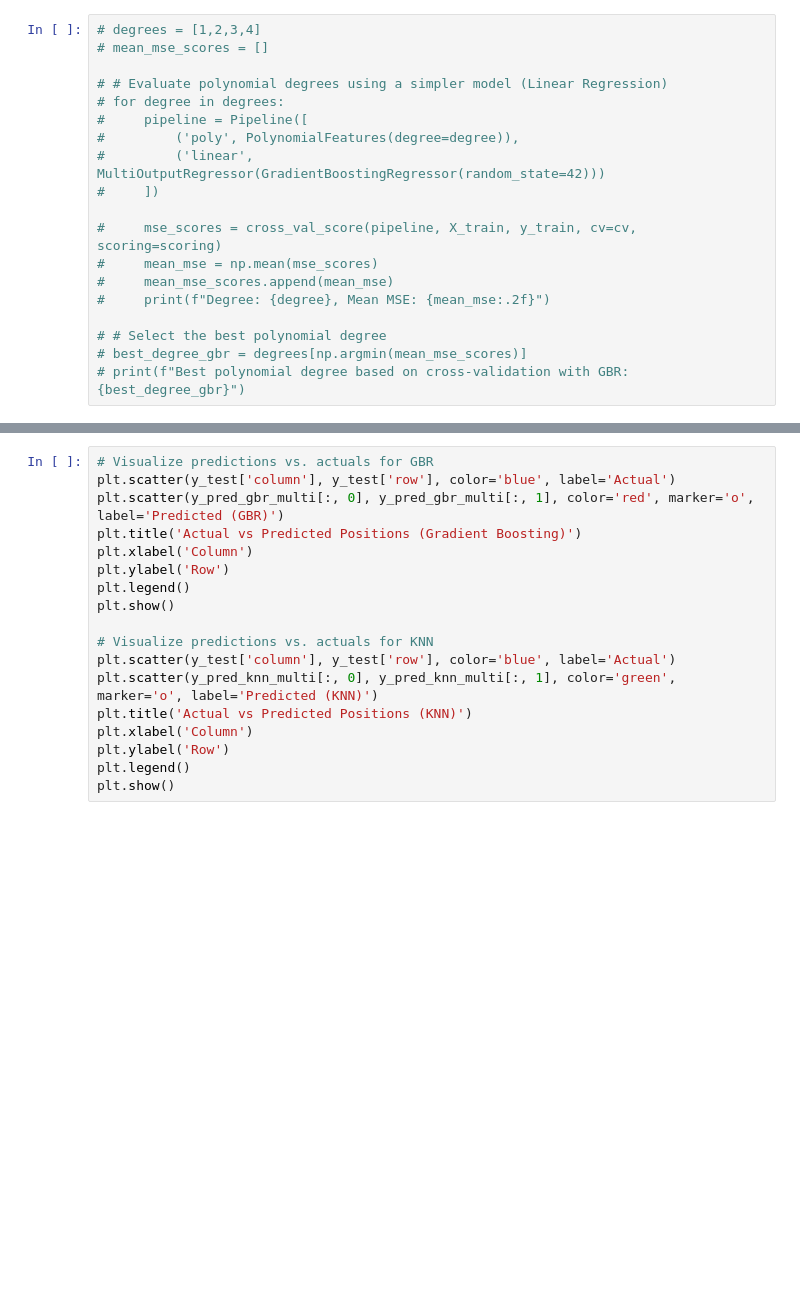
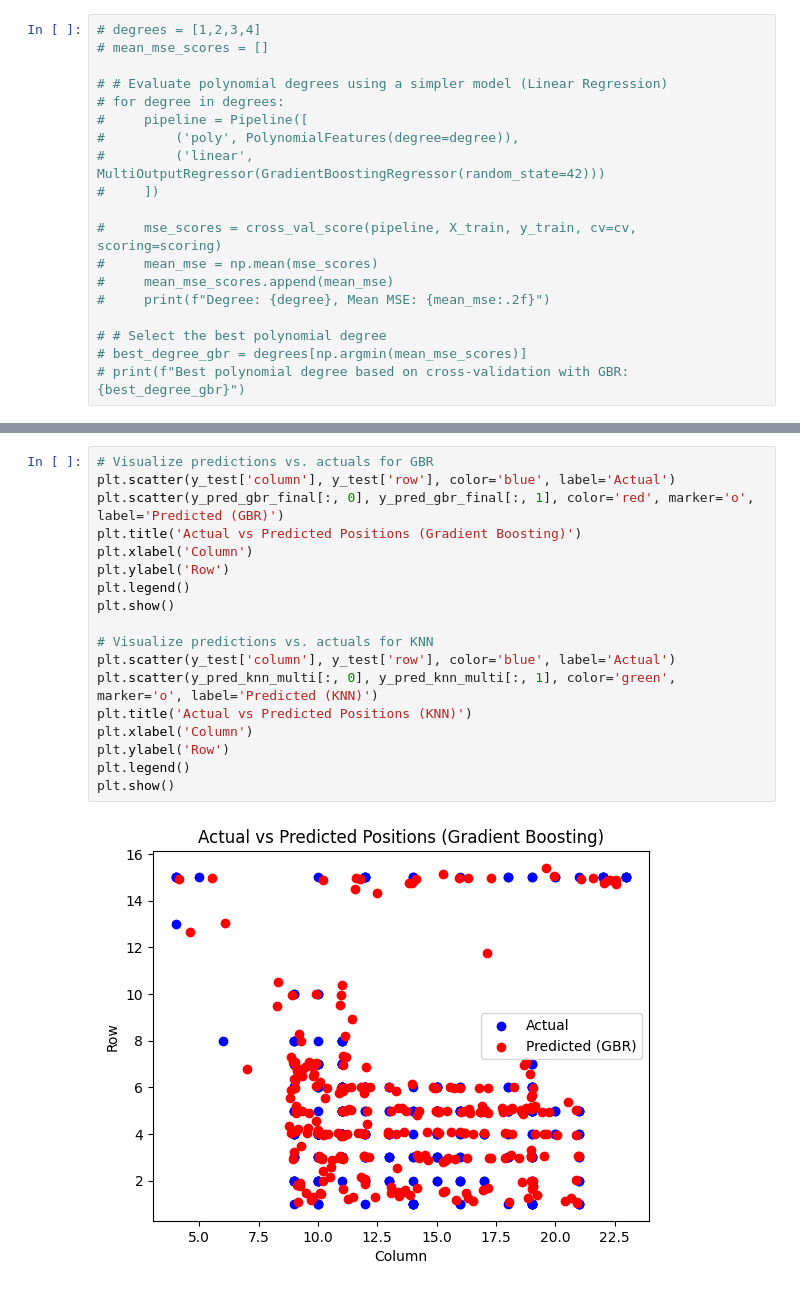
Before and after one commit to shortlion99/indoor-positioning, a Jupyter notebook: HackWeekProject.ipynb, the cells around one changed output, grey strips where cells are left out. Saved outputs shown, nothing was run; the diff lists cells and outputs as text; blank space fills up the shorter version.

```diff
--- a/HackWeekProject.ipynb
+++ b/HackWeekProject.ipynb
@@ -192,18 +194,20 @@ NotFittedError: This MultiOutputRegressor instance is not fitted yet. Call 'fit'
 # %%
 # Visualize predictions vs. actuals for GBR
 plt.scatter(y_test['column'], y_test['row'], color='blue', label='Actual')
-plt.scatter(y_pred_gbr_multi[:, 0], y_pred_gbr_multi[:, 1], color='red', marker='o', label='Predicted (GBR)')
+plt.scatter(y_pred_gbr_final[:, 0], y_pred_gbr_final[:, 1], color='red', marker='o', label='Predicted (GBR)')
 plt.title('Actual vs Predicted Positions (Gradient Boosting)')
 plt.xlabel('Column')
 plt.ylabel('Row')
 plt.legend()
 plt.show()
 
 # Visualize predictions vs. actuals for KNN
 plt.scatter(y_test['column'], y_test['row'], color='blue', label='Actual')
 plt.scatter(y_pred_knn_multi[:, 0], y_pred_knn_multi[:, 1], color='green', marker='o', label='Predicted (KNN)')
 plt.title('Actual vs Predicted Positions (KNN)')
 plt.xlabel('Column')
 plt.ylabel('Row')
 plt.legend()
 plt.show()
+# %% [output]
+[figure, added]
```
Also changed, not shown: parts of 5 cells of this notebook.
